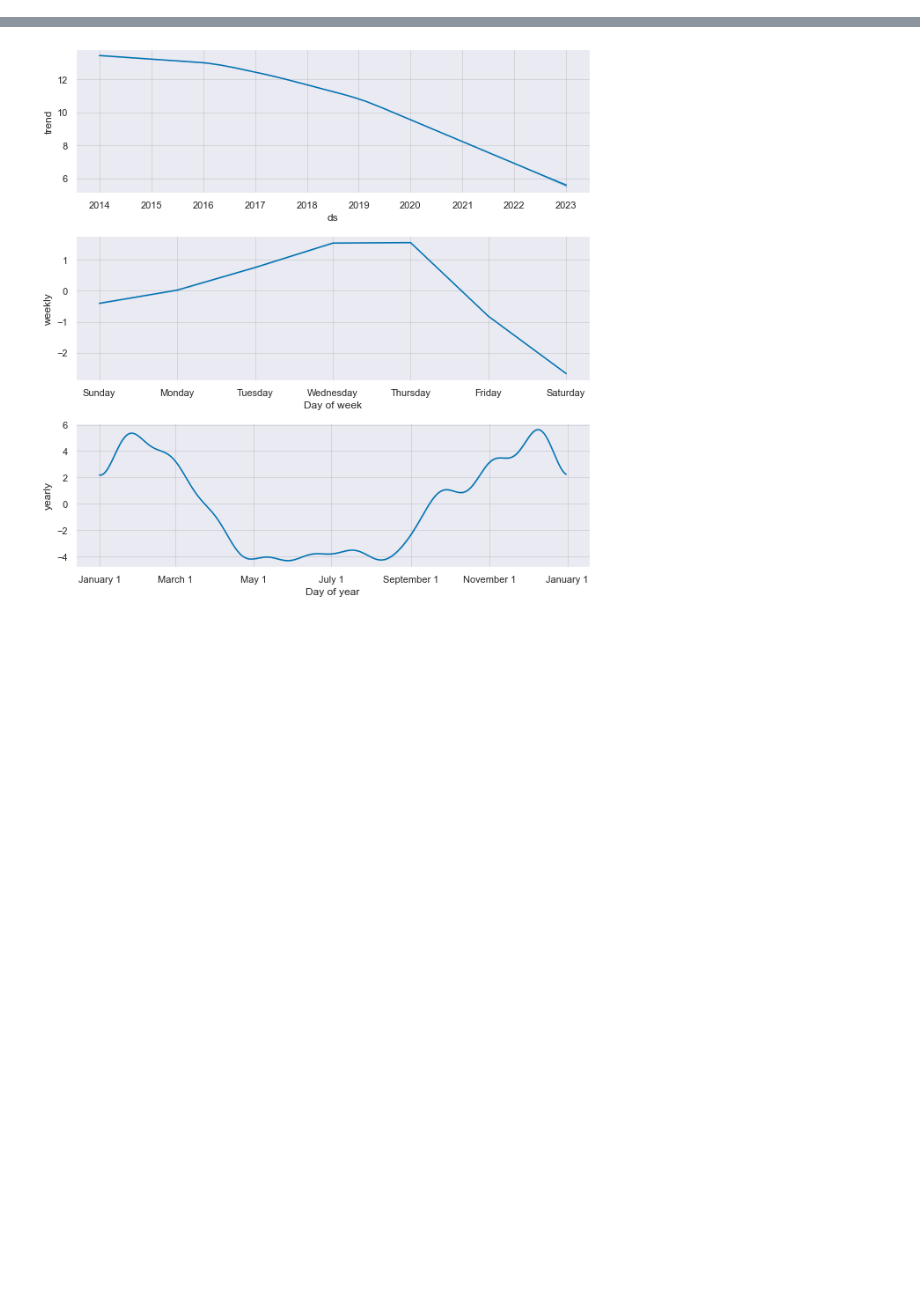
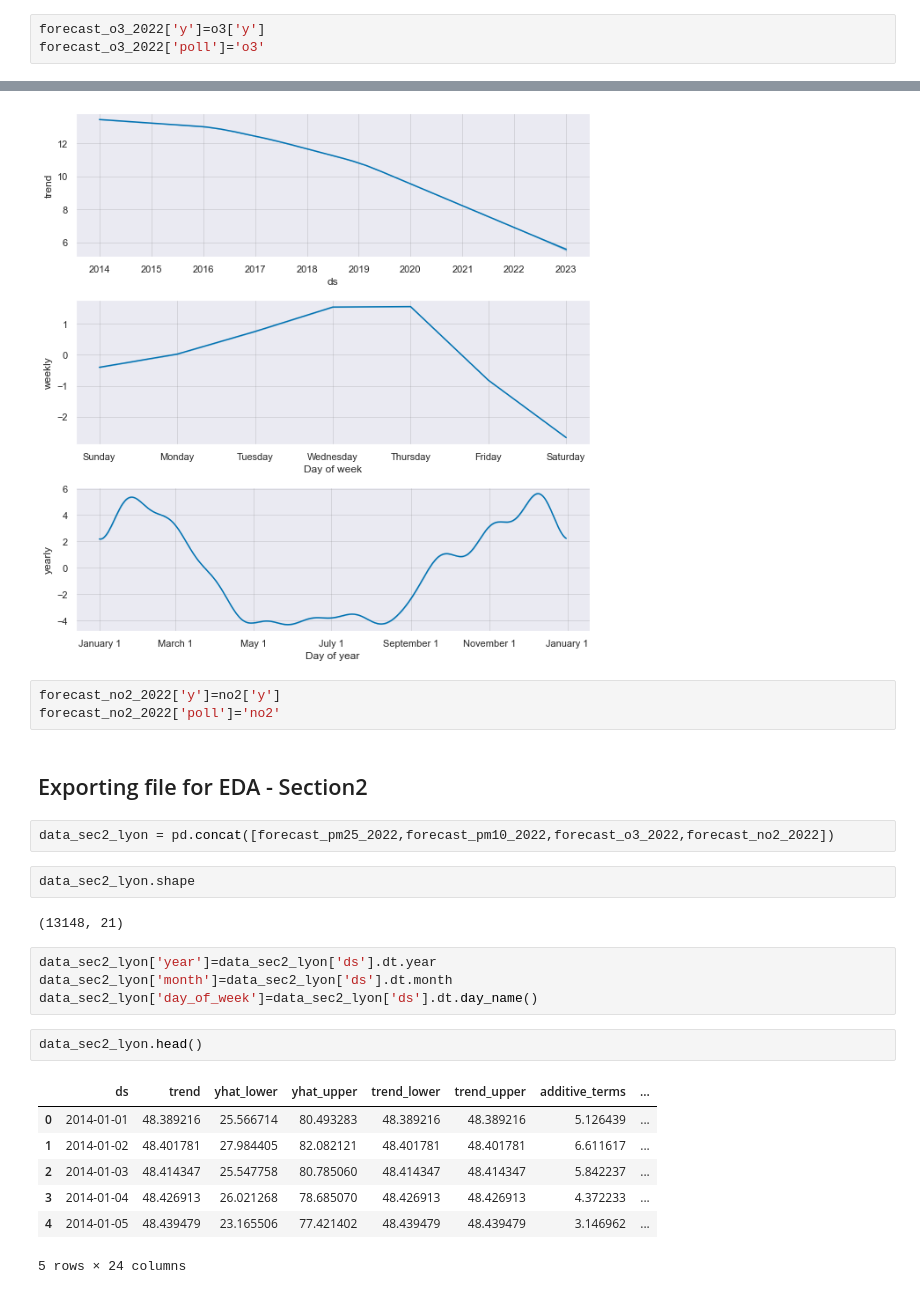
Before and after one commit to radek-deb/Air_Quality_Paris-vs-Lyon_Final_Project, a Jupyter notebook: 05 - Time Series/Time_series_Prophet_Lyon.ipynb, the cells around one changed output, grey strips where cells are left out. Drawn from its saved outputs; the diff is of its cells as text; blank space fills up the shorter version.

```diff
--- a/05 - Time Series/Time_series_Prophet_Lyon.ipynb
+++ b/05 - Time Series/Time_series_Prophet_Lyon.ipynb
@@ -527,3 +538,6 @@ plt.show()
+# %%
+forecast_o3_2022['y']=o3['y']
+forecast_o3_2022['poll']='o3'
 # %% [markdown]
 ## NO2
 # %%
@@ -663,3 +677,28 @@ plt.show()
 # %% [output]
 [figure]
 [figure]
+# %%
+forecast_no2_2022['y']=no2['y']
+forecast_no2_2022['poll']='no2'
+# %% [markdown]
+## Exporting file for EDA - Section2
+# %%
+data_sec2_lyon = pd.concat([forecast_pm25_2022,forecast_pm10_2022,forecast_o3_2022,forecast_no2_2022])
+# %%
+data_sec2_lyon.shape
+# %% [output]
+(13148, 21)
+# %%
+data_sec2_lyon['year']=data_sec2_lyon['ds'].dt.year
+data_sec2_lyon['month']=data_sec2_lyon['ds'].dt.month
+data_sec2_lyon['day_of_week']=data_sec2_lyon['ds'].dt.day_name()
+# %%
+data_sec2_lyon.head()
+# %% [output]
+|  | ds | trend | yhat_lower | yhat_upper | trend_lower | trend_upper | additive_terms | ... |
+| 0 | 2014-01-01 | 48.389216 | 25.566714 | 80.493283 | 48.389216 | 48.389216 | 5.126439 | ... |
+| 1 | 2014-01-02 | 48.401781 | 27.984405 | 82.082121 | 48.401781 | 48.401781 | 6.611617 | ... |
+| 2 | 2014-01-03 | 48.414347 | 25.547758 | 80.785060 | 48.414347 | 48.414347 | 5.842237 | ... |
+| 3 | 2014-01-04 | 48.426913 | 26.021268 | 78.685070 | 48.426913 | 48.426913 | 4.372233 | ... |
+| 4 | 2014-01-05 | 48.439479 | 23.165506 | 77.421402 | 48.439479 | 48.439479 | 3.146962 | ... |
+5 rows × 24 columns
```
Also changed, not shown: parts of 30 cells of this notebook, 10 other files.
